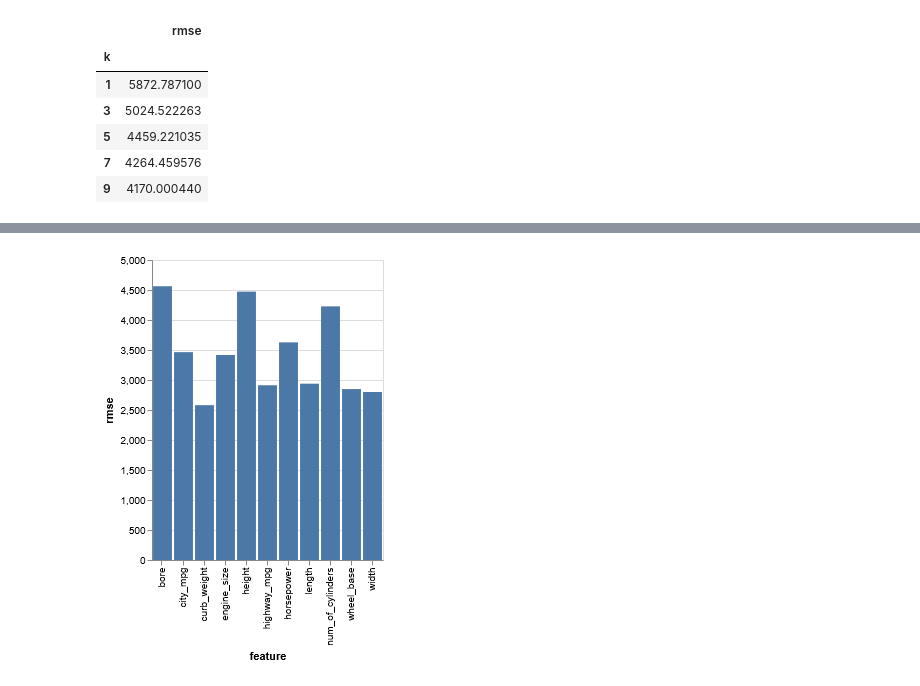
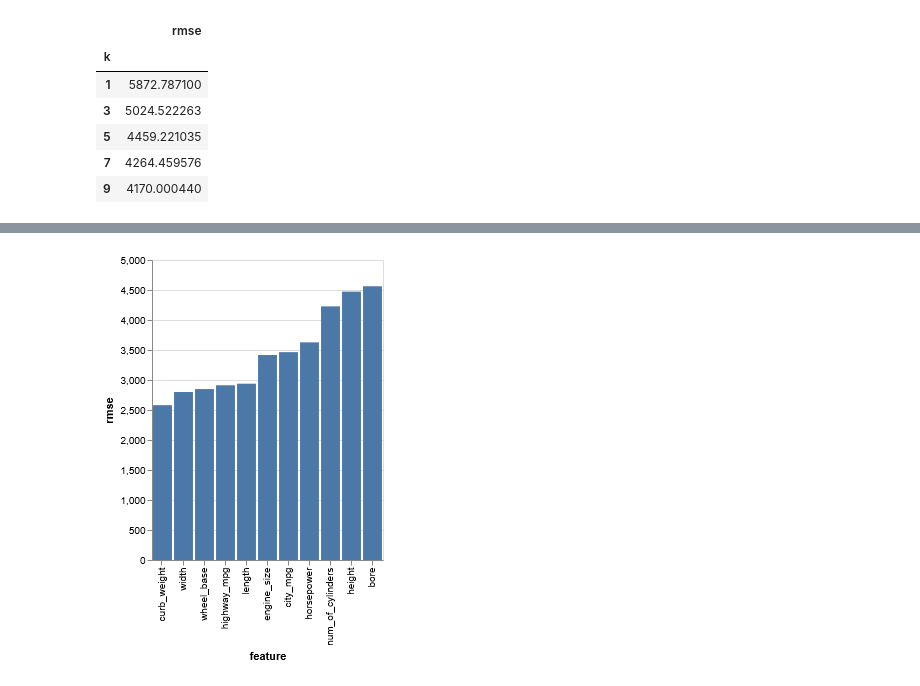
Before and after one commit to edwinfl49/nyc-hs-analysis, a Jupyter notebook: Predicting Car Prices - Dataquest.io Guided Project.ipynb, the cells around one changed output, grey strips where cells are left out. Cells and saved outputs as stored; diff of their text form; code cells hidden in the pictures.

Commit message:
Added finished Predicting Car Prices project

```diff
--- a/Predicting Car Prices - Dataquest.io Guided Project.ipynb
+++ b/Predicting Car Prices - Dataquest.io Guided Project.ipynb
@@ -149,5 +149,5 @@ The training set will be a simple split of the first 75% of the rows in the data
 # %%
-def knn_train_test(train_cols, target_col, data, k):
+def knn_train_test(train_cols, target_col, data, k=5):
     # performs a K Neighbors regression and returns the mse
     train_rows = int(round(data.shape[0]*.75, 0))
     train = data.iloc[:train_rows]
@@ -171,6 +171,8 @@ for col in numeric_feat_cols:
     results[col] = rmse
 
 [print(key, ":", value) for key, value in results.items()]
+
+print(cars['price'].describe())
 # %% [output]
 normalized_losses : 7163.454380325179
 num_of_doors : 4596.518074042568
@@ -253,7 +238,7 @@ results_df.groupby('k').mean()
 # %%
 ff = results_df[(results_df['k']==9)&(results_df['rmse']<5000)]
 alt.Chart(ff).mark_bar().encode(
-    x='feature',
-    y='rmse'
+    x=alt.X('feature:N', sort=alt.EncodingSortField(field='rmse', op='average')),
+    y='rmse',
 )
 # %% [output]
@@ -261 +245 @@ alt.Chart(ff).mark_bar().encode(
-[figure, old version]
+[figure, new version]
```
Also changed, not shown: parts of 15 cells of this notebook, 1 other file.
